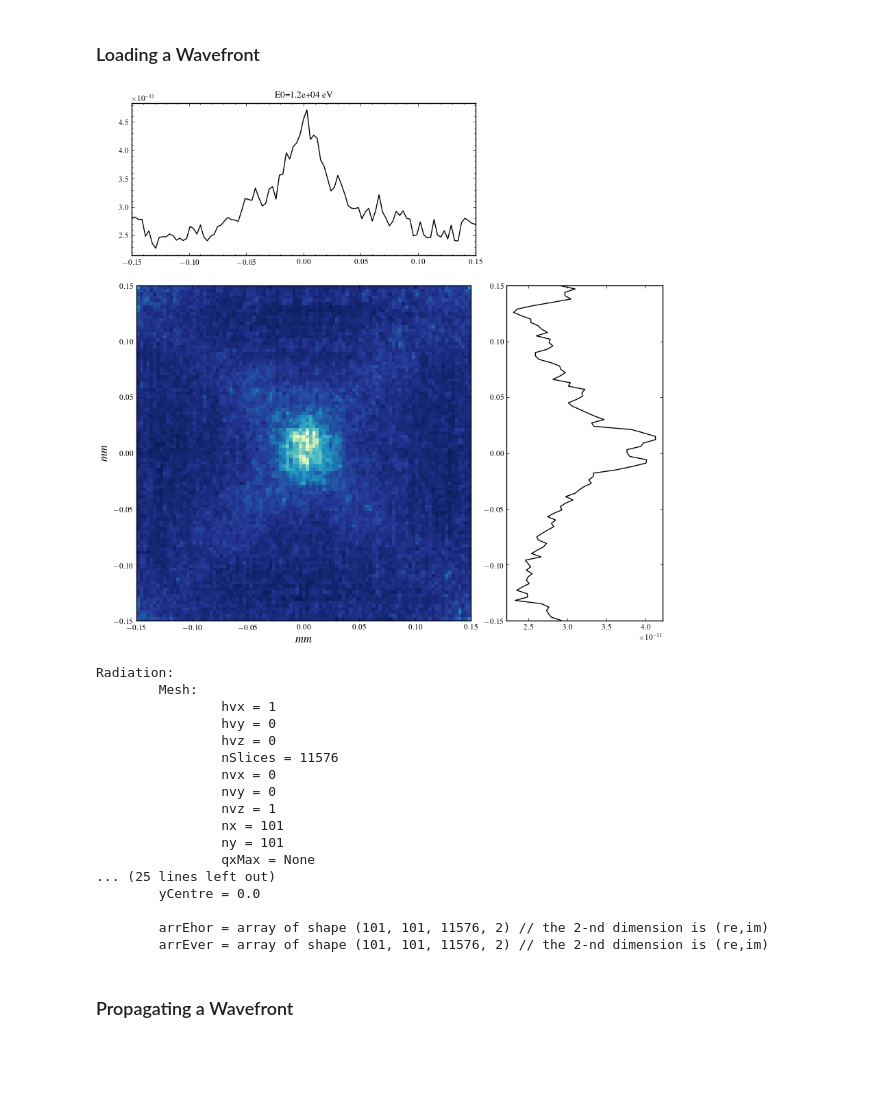
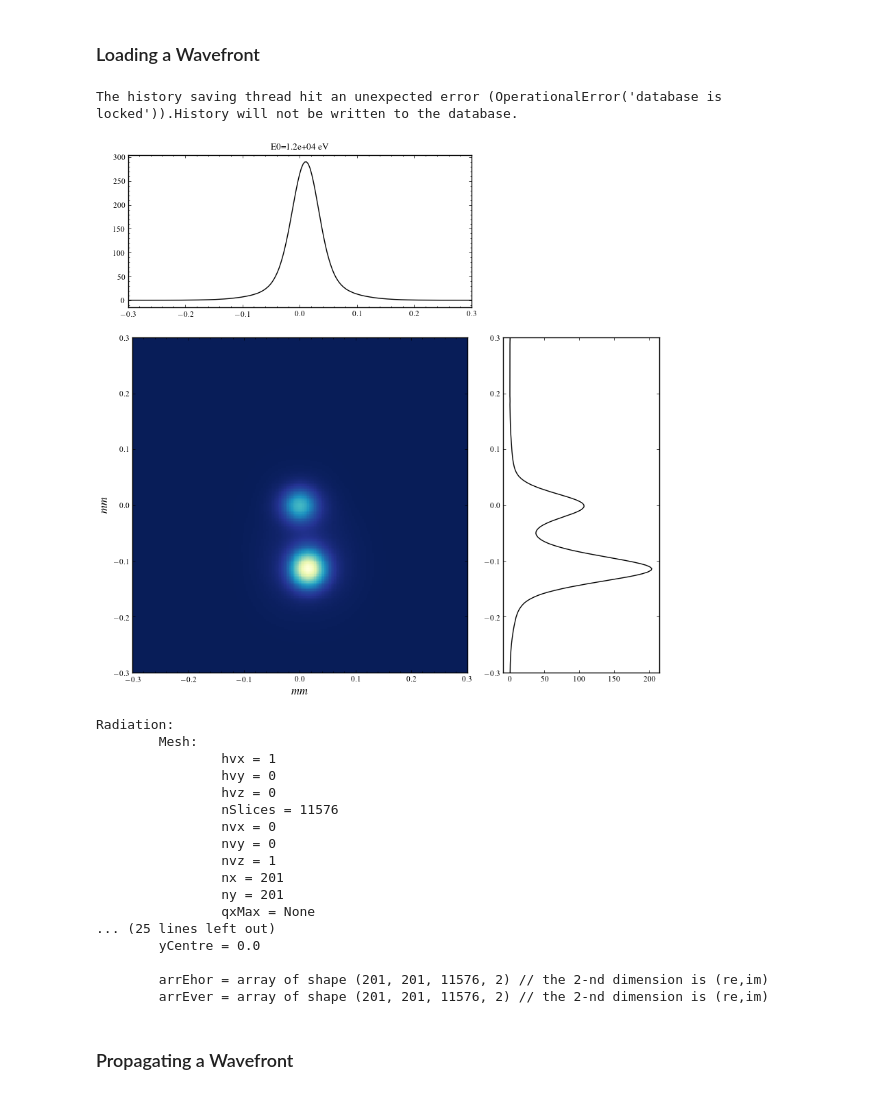
Before and after one commit to twguest/FELpy, a Jupyter notebook: docs/source/examples/tutorial_spb-sfx/tutorial_spb-sfx.ipynb, the cells around one changed output. Saved outputs shown, nothing was run; the diff lists cells and outputs as text; code cells hidden in the pictures; blank space fills up the shorter version.

```diff
--- a/docs/source/examples/tutorial_spb-sfx/tutorial_spb-sfx.ipynb
+++ b/docs/source/examples/tutorial_spb-sfx/tutorial_spb-sfx.ipynb
@@ -48,33 +48,34 @@ List of Elements: ['d1', 'HOM1', 'd2', 'HOM2', 'd3', 'NKB_PSlit', 'd4', 'NHE_err
 # %%
 from felpy.model.wavefront import Wavefront
 from wpg.wpg_uti_wf import plot_intensity_map
-h5_file_location = "/gpfs/exfel/data/group/wp72/SPP/source_to_wavefront/scripts/wavefront_WPG.h5" ## an example file
+h5_file_location = "/gpfs/exfel/data/group/wp72/SPP/source_to_wavefront/scripts/14_1_Sase1.WPG.h5"  ## an example file
 
 wfr = Wavefront()
 wfr.load_hdf5(h5_file_location)
 
 wfr.set_electric_field_representation('frequency')
 plot_intensity_map(wfr)
 print(wfr)
 # %% [output]
+The history saving thread hit an unexpected error (OperationalError('database is locked')).History will not be written to the database.
-[figure, old version]
+[figure, new version]
-Radiation:
-        Mesh:
-                hvx = 1
-                hvy = 0
-                hvz = 0
-                nSlices = 11576
-                nvx = 0
-                nvy = 0
-                nvz = 1
-                nx = 101
-                ny = 101
-                qxMax = None
-... (25 lines left out)
-        yCentre = 0.0
-
-        arrEhor = array of shape (101, 101, 11576, 2) // the 2-nd dimension is (re,im)
-        arrEver = array of shape (101, 101, 11576, 2) // the 2-nd dimension is (re,im)
+Radiation:
+        Mesh:
+                hvx = 1
+                hvy = 0
+                hvz = 0
+                nSlices = 11576
+                nvx = 0
+                nvy = 0
+                nvz = 1
+                nx = 201
+                ny = 201
+                qxMax = None
+... (25 lines left out)
+        yCentre = 0.0
+
+        arrEhor = array of shape (201, 201, 11576, 2) // the 2-nd dimension is (re,im)
+        arrEver = array of shape (201, 201, 11576, 2) // the 2-nd dimension is (re,im)
 # %% [markdown]
 ### Propagating a Wavefront
 # %%
```
Also changed, not shown: parts of 3 cells of this notebook, 7 other files.
